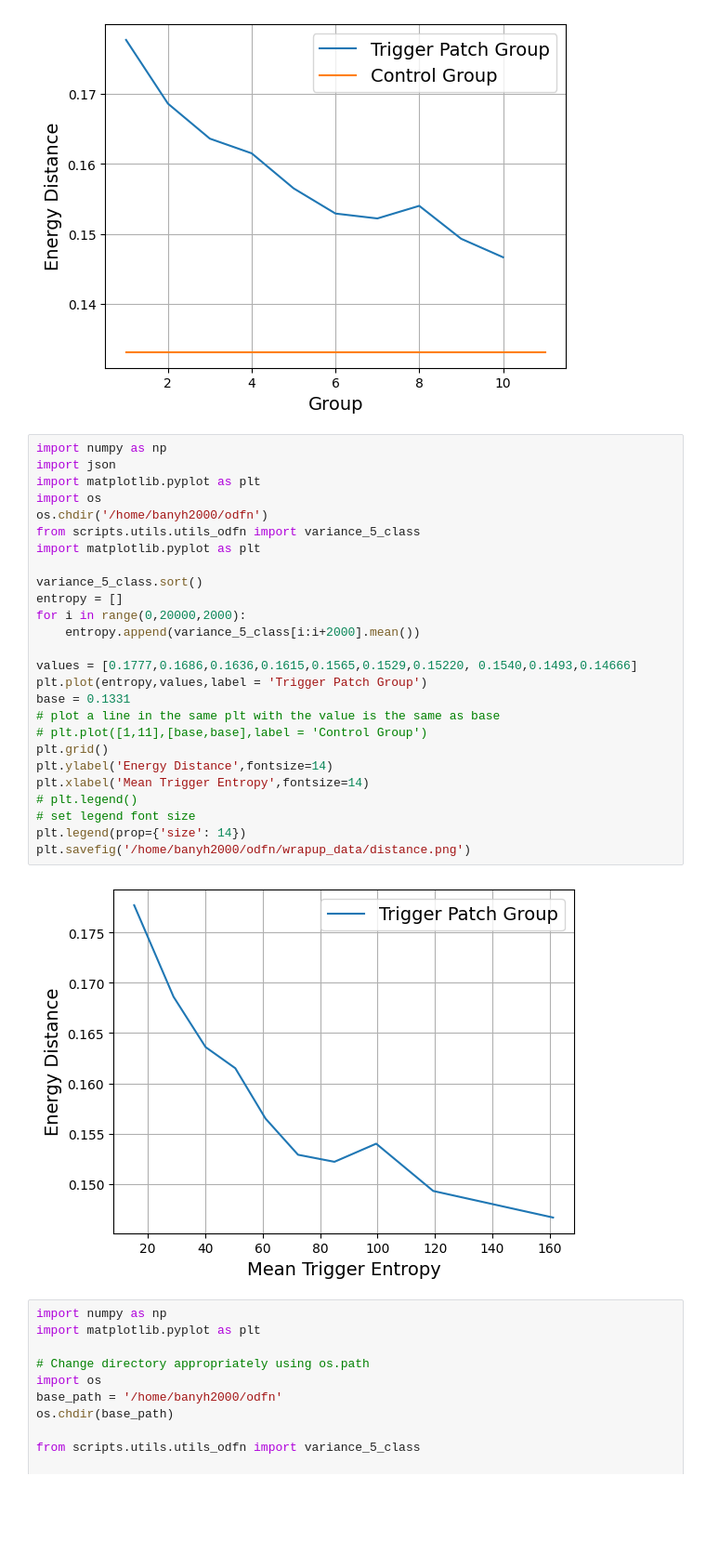
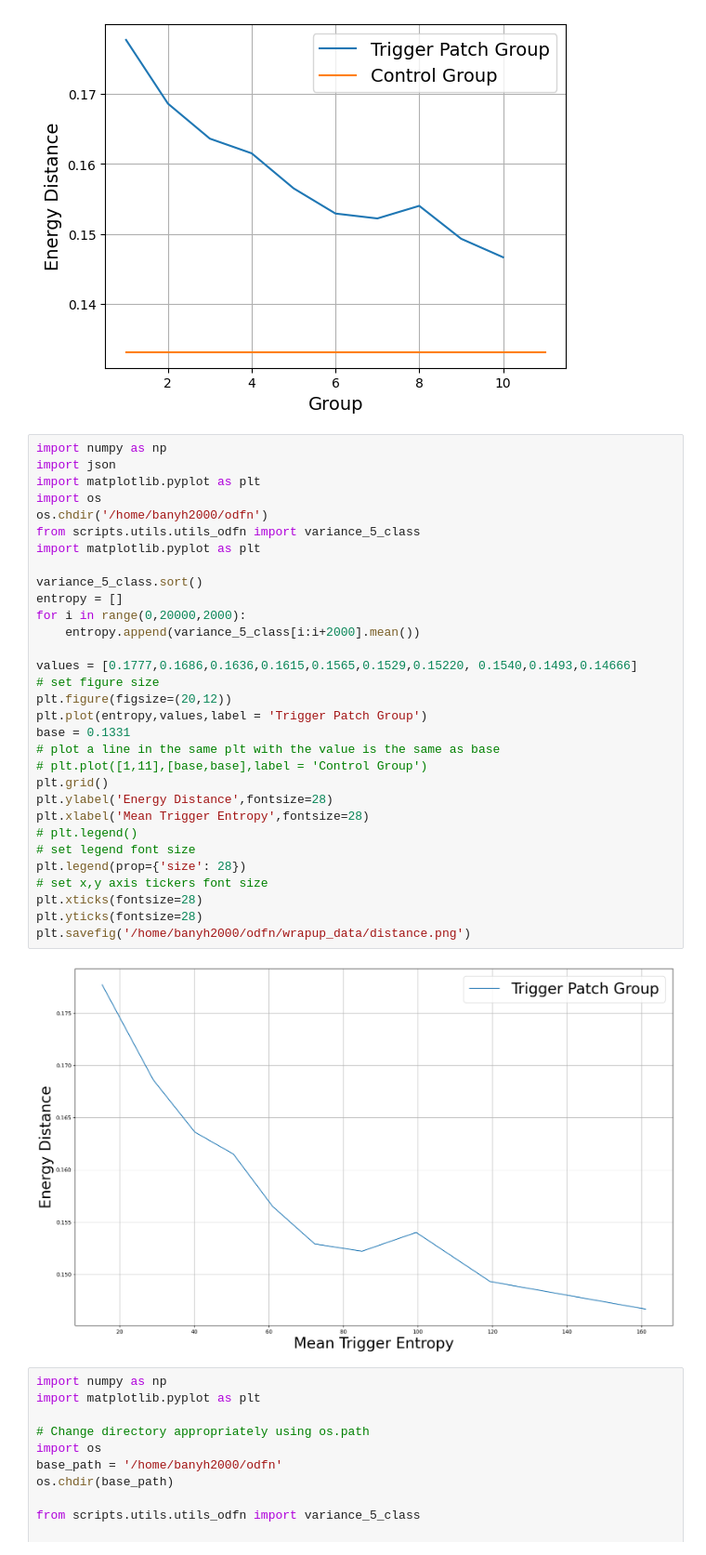
Before and after one commit to banyuanhao/diffusion-noise-detector, a Jupyter notebook: wrapup_data/distance.ipynb, the cells around one changed output. Shown: that part at 93% size. Cells and saved outputs as stored; diff of their text form; blank space fills up the shorter version.

```diff
--- a/wrapup_data/distance.ipynb
+++ b/wrapup_data/distance.ipynb
@@ -67,31 +67,36 @@ plt.savefig('/home/banyh2000/odfn/wrapup_data/distance.png')
 # %%
 import numpy as np
 import json
 import matplotlib.pyplot as plt
 import os
 os.chdir('/home/banyh2000/odfn')
 from scripts.utils.utils_odfn import variance_5_class
 import matplotlib.pyplot as plt
 
 variance_5_class.sort()
 entropy = []
 for i in range(0,20000,2000):
     entropy.append(variance_5_class[i:i+2000].mean())
 
 values = [0.1777,0.1686,0.1636,0.1615,0.1565,0.1529,0.15220, 0.1540,0.1493,0.14666]
+# set figure size
+plt.figure(figsize=(20,12))
 plt.plot(entropy,values,label = 'Trigger Patch Group')
 base = 0.1331
 # plot a line in the same plt with the value is the same as base
 # plt.plot([1,11],[base,base],label = 'Control Group')
 plt.grid()
-plt.ylabel('Energy Distance',fontsize=14)
-plt.xlabel('Mean Trigger Entropy',fontsize=14)
+plt.ylabel('Energy Distance',fontsize=28)
+plt.xlabel('Mean Trigger Entropy',fontsize=28)
 # plt.legend()
 # set legend font size
-plt.legend(prop={'size': 14})
+plt.legend(prop={'size': 28})
+# set x,y axis tickers font size
+plt.xticks(fontsize=28)
+plt.yticks(fontsize=28)
 plt.savefig('/home/banyh2000/odfn/wrapup_data/distance.png')
 # %% [output]
-[figure, old version]
+[figure, new version]
 # %%
 import numpy as np
 import matplotlib.pyplot as plt
```
Also changed, not shown: 13 other files.
